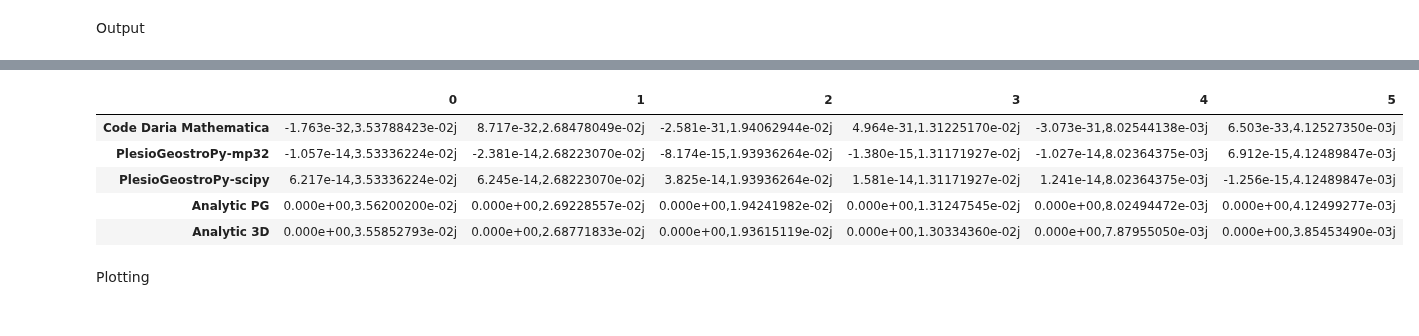
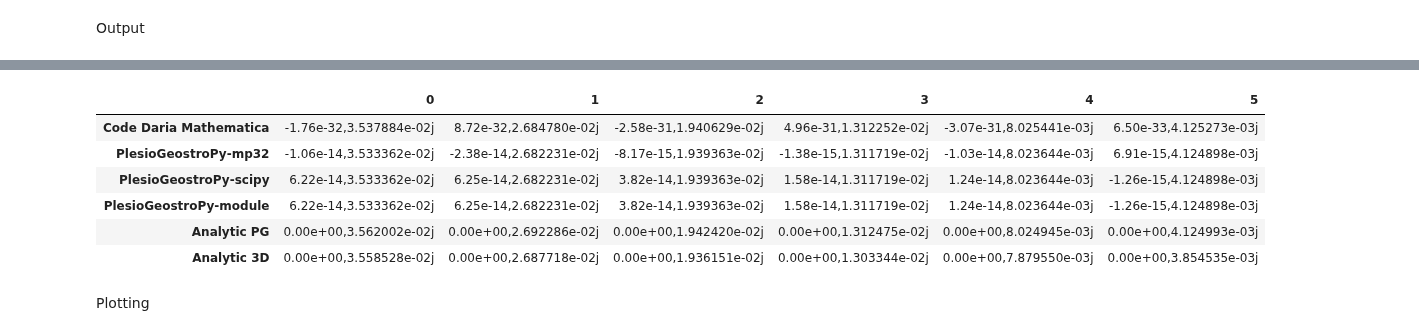
Before and after one commit to GentleMin/PlesioGeostroPy, a Jupyter notebook: EigenPost.ipynb, the cells around one changed output, grey strips where cells are left out. Saved outputs shown, nothing was run; the diff lists cells and outputs as text; code cells hidden in the pictures.

```diff
--- a/EigenPost.ipynb
+++ b/EigenPost.ipynb
@@ -20,12 +20,14 @@ Read in eigenvalue solutions
 solution_file_list = [
     "./out/solutions/Malkus/Eigen_recipe-Daria_mm.hdf5",
     "./out/solutions/Malkus/Eigen_recipe-Daria.h5",
-    "./out/solutions/Malkus/Eigen_recipe-Daria_scipy.h5"
+    "./out/solutions/Malkus/Eigen_recipe-Daria_scipy.h5",
+    "./out/cases/Malkus/Eigen.h5"
 ]
 src_names = [
     "Code Daria Mathematica",
     "PlesioGeostroPy-mp32",
-    "PlesioGeostroPy-scipy"
+    "PlesioGeostroPy-scipy",
+    "PlesioGeostroPy-module"
 ]
 
 solution_list = list()
@@ -77,12 +80,13 @@ df_east.transpose().style.format(formatter=lambda x: "{0.real:.3e},{0.imag:.8e}j
 # %%
-df_west.transpose().style.format(formatter=lambda x: "{0.real:.3e},{0.imag:.8e}j".format(x))
+df_west.transpose().style.format(formatter=lambda x: "{0.real:.2e},{0.imag:.6e}j".format(x))
 # %% [output]
 |  | 0 | 1 | 2 | 3 | 4 | 5 |
-| Code Daria Mathematica | -1.763e-32,3.53788423e-02j | 8.717e-32,2.68478049e-02j | -2.581e-31,1.94062944e-02j | 4.964e-31,1.31225170e-02j | -3.073e-31,8.02544138e-03j | 6.503e-33,4.12527350e-03j |
-| PlesioGeostroPy-mp32 | -1.057e-14,3.53336224e-02j | -2.381e-14,2.68223070e-02j | -8.174e-15,1.93936264e-02j | -1.380e-15,1.31171927e-02j | -1.027e-14,8.02364375e-03j | 6.912e-15,4.12489847e-03j |
-| PlesioGeostroPy-scipy | 6.217e-14,3.53336224e-02j | 6.245e-14,2.68223070e-02j | 3.825e-14,1.93936264e-02j | 1.581e-14,1.31171927e-02j | 1.241e-14,8.02364375e-03j | -1.256e-15,4.12489847e-03j |
-| Analytic PG | 0.000e+00,3.56200200e-02j | 0.000e+00,2.69228557e-02j | 0.000e+00,1.94241982e-02j | 0.000e+00,1.31247545e-02j | 0.000e+00,8.02494472e-03j | 0.000e+00,4.12499277e-03j |
-| Analytic 3D | 0.000e+00,3.55852793e-02j | 0.000e+00,2.68771833e-02j | 0.000e+00,1.93615119e-02j | 0.000e+00,1.30334360e-02j | 0.000e+00,7.87955050e-03j | 0.000e+00,3.85453490e-03j |
+| Code Daria Mathematica | -1.76e-32,3.537884e-02j | 8.72e-32,2.684780e-02j | -2.58e-31,1.940629e-02j | 4.96e-31,1.312252e-02j | -3.07e-31,8.025441e-03j | 6.50e-33,4.125273e-03j |
+| PlesioGeostroPy-mp32 | -1.06e-14,3.533362e-02j | -2.38e-14,2.682231e-02j | -8.17e-15,1.939363e-02j | -1.38e-15,1.311719e-02j | -1.03e-14,8.023644e-03j | 6.91e-15,4.124898e-03j |
+| PlesioGeostroPy-scipy | 6.22e-14,3.533362e-02j | 6.25e-14,2.682231e-02j | 3.82e-14,1.939363e-02j | 1.58e-14,1.311719e-02j | 1.24e-14,8.023644e-03j | -1.26e-15,4.124898e-03j |
+| PlesioGeostroPy-module | 6.22e-14,3.533362e-02j | 6.25e-14,2.682231e-02j | 3.82e-14,1.939363e-02j | 1.58e-14,1.311719e-02j | 1.24e-14,8.023644e-03j | -1.26e-15,4.124898e-03j |
+| Analytic PG | 0.00e+00,3.562002e-02j | 0.00e+00,2.692286e-02j | 0.00e+00,1.942420e-02j | 0.00e+00,1.312475e-02j | 0.00e+00,8.024945e-03j | 0.00e+00,4.124993e-03j |
+| Analytic 3D | 0.00e+00,3.558528e-02j | 0.00e+00,2.687718e-02j | 0.00e+00,1.936151e-02j | 0.00e+00,1.303344e-02j | 0.00e+00,7.879550e-03j | 0.00e+00,3.854535e-03j |
 # %% [markdown]
 Plotting
 # %%
```
Also changed, not shown: parts of 36 cells of this notebook, 3 other files.
